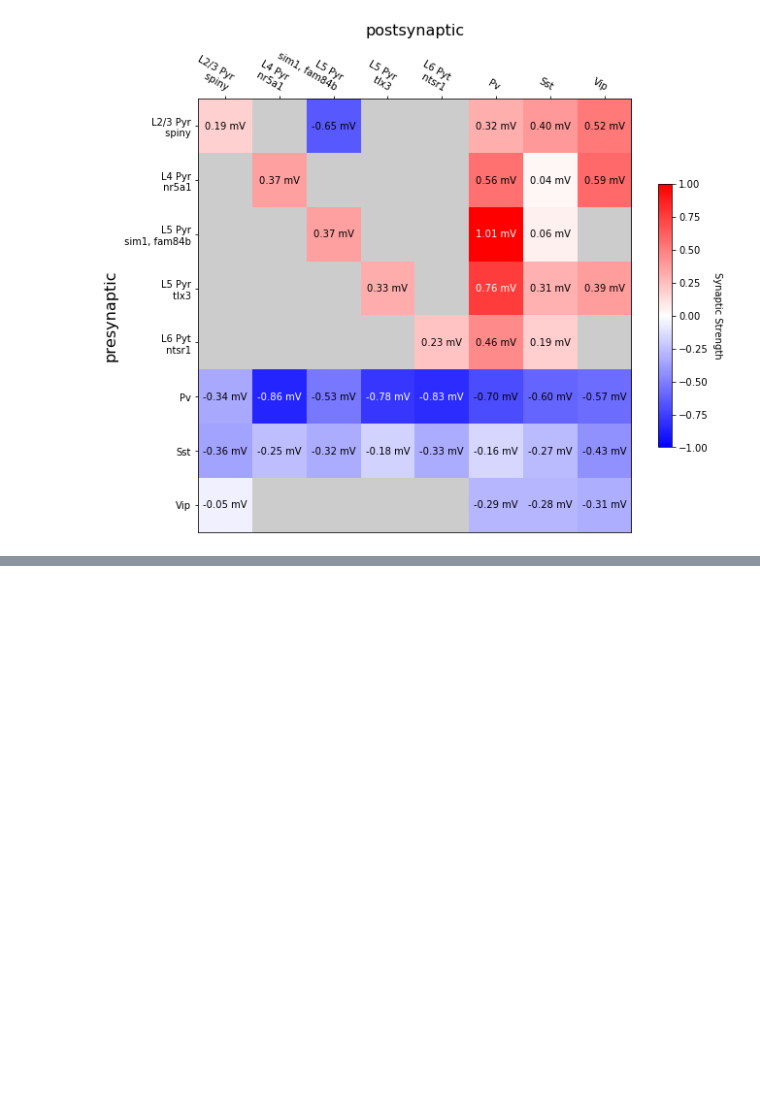
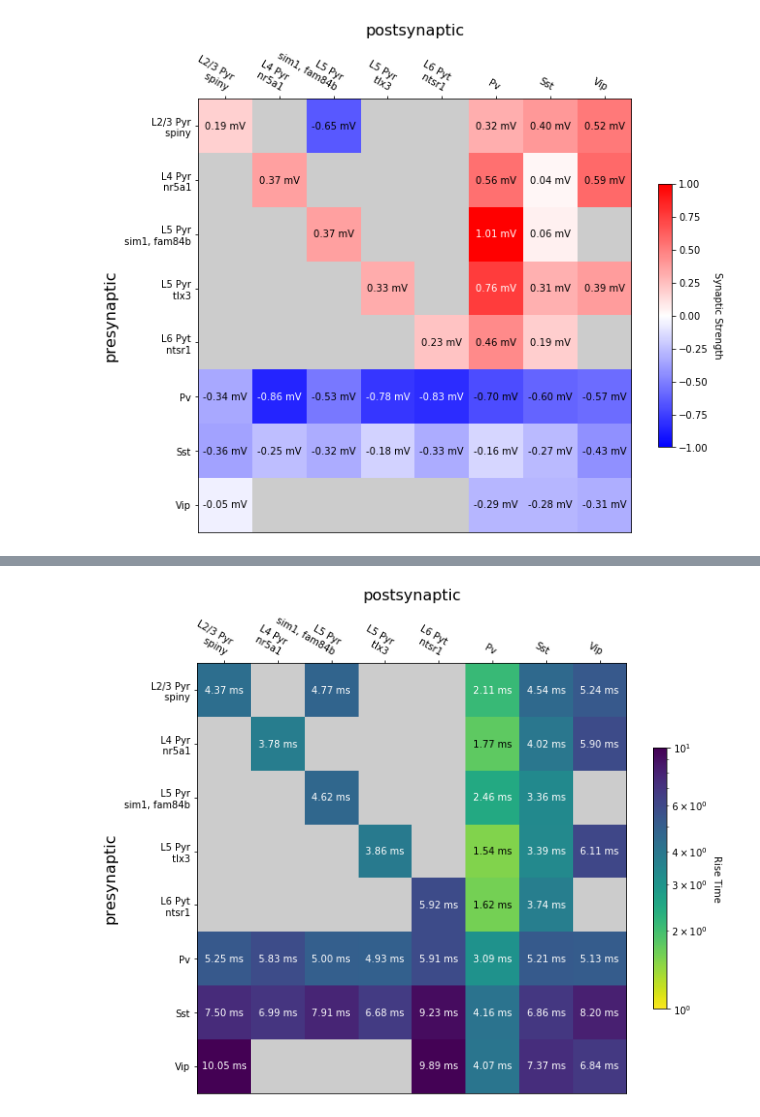
Before and after one commit to scseeman/aisynphys, a Jupyter notebook: figure_notebooks/Figure 3 - Strength.ipynb, the cells around one changed output, grey strips where cells are left out. Saved outputs shown, nothing was run; the diff lists cells and outputs as text; code cells hidden in the pictures; blank space fills up the shorter version.

```diff
--- a/figure_notebooks/Figure 3 - Strength.ipynb
+++ b/figure_notebooks/Figure 3 - Strength.ipynb
@@ -195,0 +174,4 @@ Ks_2sampResult(statistic=0.07935521460477762, pvalue=0.730190592833811)
+# %%
+pairs_has_rt = pairs[~pairs['psp_rise_time'].isnull()]
+psp_rise = pairs_has_rt.groupby(['pre_class', 'post_class']).aggregate(lambda x: np.mean(x))
+psp_rise.head()
@@ -195,0 +186,37 @@ Ks_2sampResult(statistic=0.07935521460477762, pvalue=0.730190592833811)
+# %%
+cmap = matplotlib.cm.get_cmap('viridis_r')
+norm = matplotlib.colors.LogNorm(vmin=1, vmax=10, clip=False)
+
+shape = (len(cell_classes), len(cell_classes))
+data = np.zeros(shape)
+data_alpha = np.zeros(shape)
+data_str = np.zeros(shape, dtype=object)
+
+for i, pre_class in enumerate(cell_classes):
+    for j, post_class in enumerate(cell_classes):
+        try:
+            value = psp_rise.loc[pre_class].loc[post_class].psp_rise_time
+        except KeyError:
+            value = np.nan
+        data[i, j] = value*1e3
+        data_str[i, j] = "%0.2f ms" % (value*1e3) if np.isfinite(value) else ""
+        data_alpha[i, j] = 1 if np.isfinite(value) else 0
+
+labels = [class_labels[cls] for cls in cell_classes]
+mapper = matplotlib.cm.ScalarMappable(cmap=cmap, norm=norm)
+data_rgb = mapper.to_rgba(data)
+data_rgb[:,:,3] = np.clip(data_alpha, 0, 1)
+
+rise_time_fig, ax = plt.subplots(figsize=(10,10))
+im, cbar = heatmap(data_rgb, labels, labels,
+                  ax=ax,
+                  ax_labels=('postsynaptic', 'presynaptic'),
+                  bg_color=(0.8, 0.8, 0.8),
+                  cmap=cmap,
+                  norm=norm,
+                  cbarlabel='Rise Time',
+                  cbar_kw={'shrink':0.5})
+
+text = annotate_heatmap(im, data_str, data=data)
+# %% [output]
+[figure, added]
```
Also changed, not shown: parts of 12 cells of this notebook, 1 other file.
